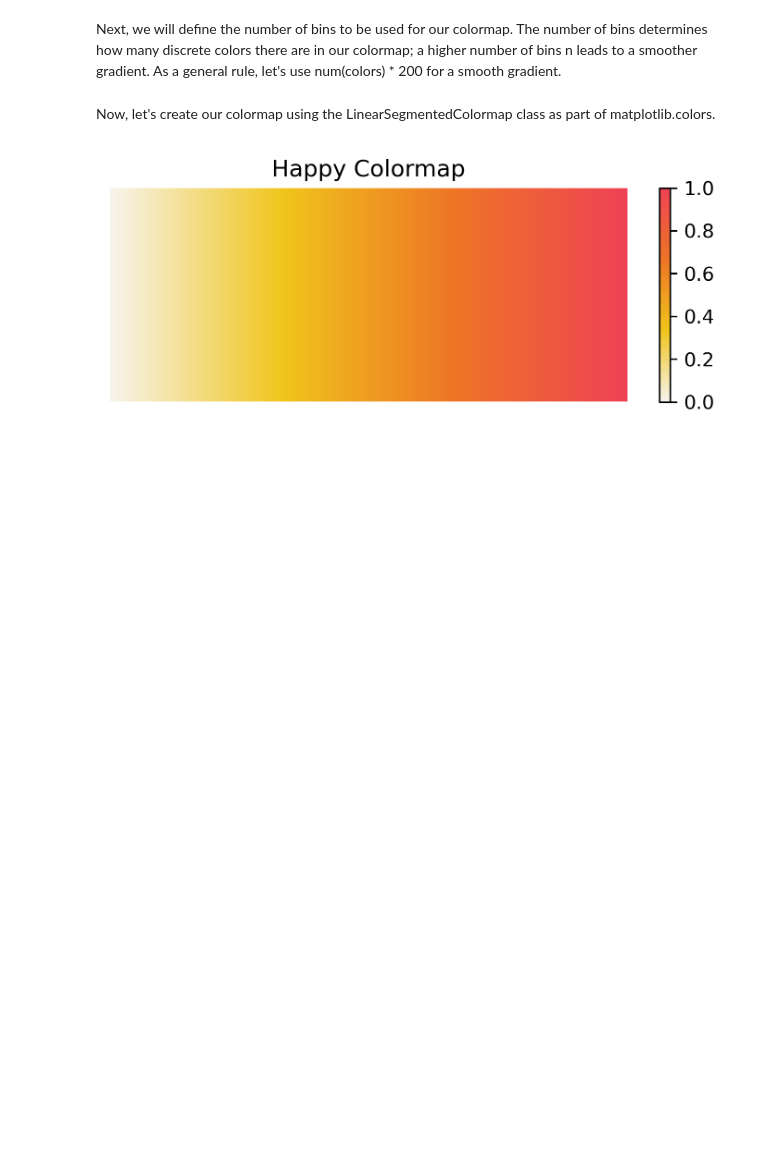
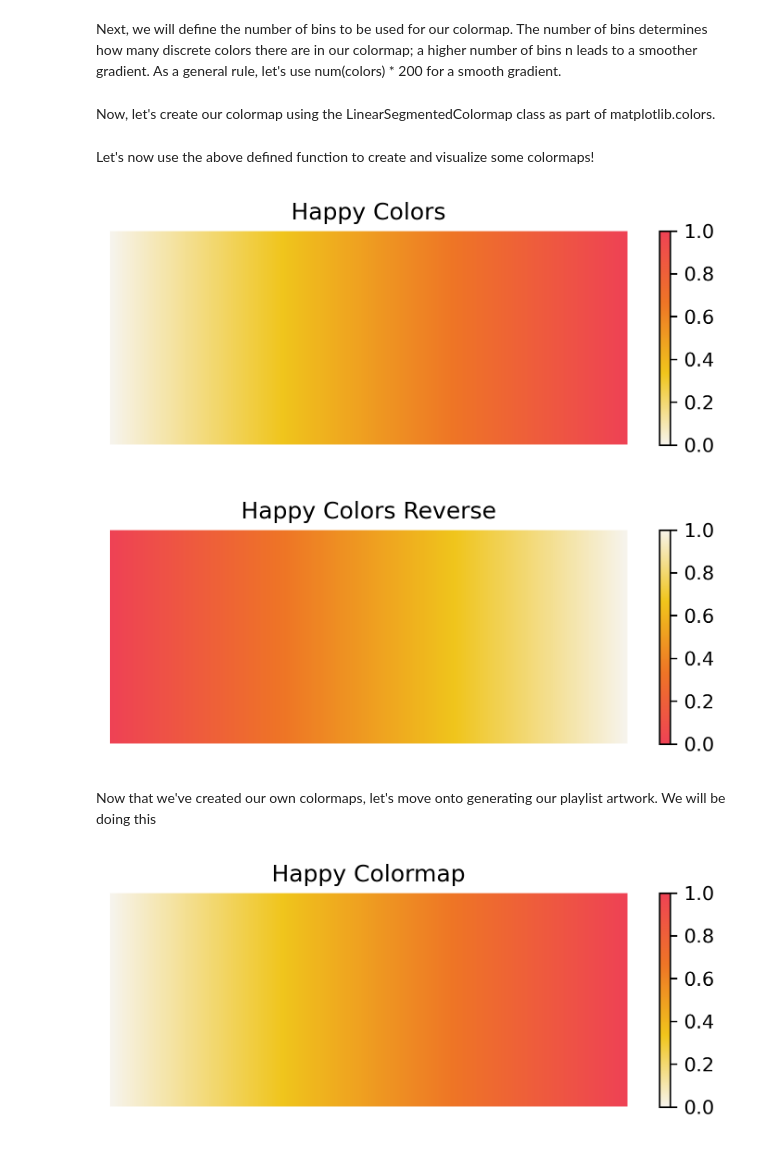
Before and after one commit to HMC-CS123-F23/cs-123-class-project-hannah-amy-daisy, a Jupyter notebook: experiment.ipynb, the cells around one changed output. Cells and saved outputs as stored; diff of their text form; code cells hidden in the pictures; blank space fills up the shorter version.

```diff
--- a/experiment.ipynb
+++ b/experiment.ipynb
@@ -214,17 +354,46 @@ colors1_reverse.reverse()
 # %% [markdown]
 Next, we will define the number of bins to be used for our colormap. The number of bins determines how many discrete colors there are in our colormap; a higher number of bins n leads to a smoother gradient. As a general rule, let's use num(colors) * 200 for a smooth gradient.
 # %%
-n_bins =
+# n_bins =
+
+# sample answer
+n_bins = 1000
 # %% [markdown]
 Now, let's create our colormap using the LinearSegmentedColormap class as part of matplotlib.colors.
 # %%
-# create a LinearSegmentedColormap
+# Creating a LinearSegmentedColormap
+def make_colormap(cmap_name, colors, num_bins=n_bins):
+    cmap = mcolors.LinearSegmentedColormap.from_list(cmap_name, colors, N=num_bins)
 
-# give your colormap a name! e.g. happy_colors
-cmap_name = ''
-# create a variable name (left side of the equal sign) to hold your colormap data, e.g. happy_colormap
- = mcolors.LinearSegmentedColormap.from_list(cmap_name, colors, N=n_bins)
+    # create a one-dimensional array to serve as stand-in data so that the colormap may be displayed well
+    gradient_multi = np.linspace(0, 1, 256)
+    # stacking one array on top of another to visually  thicken it
+    gradient_multi = np.vstack((gradient_multi, gradient_multi))
 
-# doing the same for our reverse colormap
-cmap_name_reverse = ''
- = mcolors.LinearSegmentedColormap.from_list(cmap_name_reverse, colors_reverse, N=n_bins)
+    # display colormap
+    # dpi = dots-per-inch (pixel density)
+    plt.figure(figsize=(6, 2), dpi=300)  # 300 dpi is the ideal dpi for Spotify playlist covers *
+    plt.imshow(gradient_multi, aspect='auto', cmap=cmap)
+    plt.title(cmap_name)
+    plt.axis('off')
+    plt.colorbar()
+    plt.show()
+# %% [markdown]
+Let's now use the above defined function to create and visualize some colormaps!
+# %%
+# Using the defined function to create some colormaps:
+cmap_name =
+# Sample answer:
+# cmap_name = 'Happy Colors'
+make_colormap(cmap_name, colors1, n_bins)
+
+# And let's check out the reverse of the same colormap:
+cmap_reverse_name =
+# Sample answer:
+# cmap_reverse_name = 'Happy Colors Reverse'
+make_colormap(cmap_reverse_name, colors1_reverse, n_bins)
+# %% [output]
+[figure, added]
+[figure, added]
+# %% [markdown]
+Now that we've created our own colormaps, let's move onto generating our playlist artwork. We will be doing this
```
Also changed, not shown: parts of 8 cells of this notebook.
